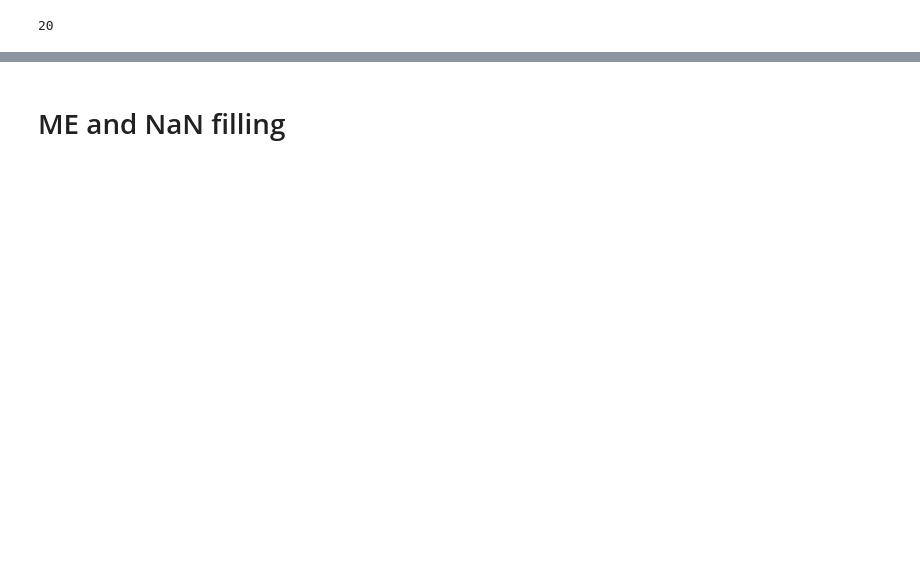
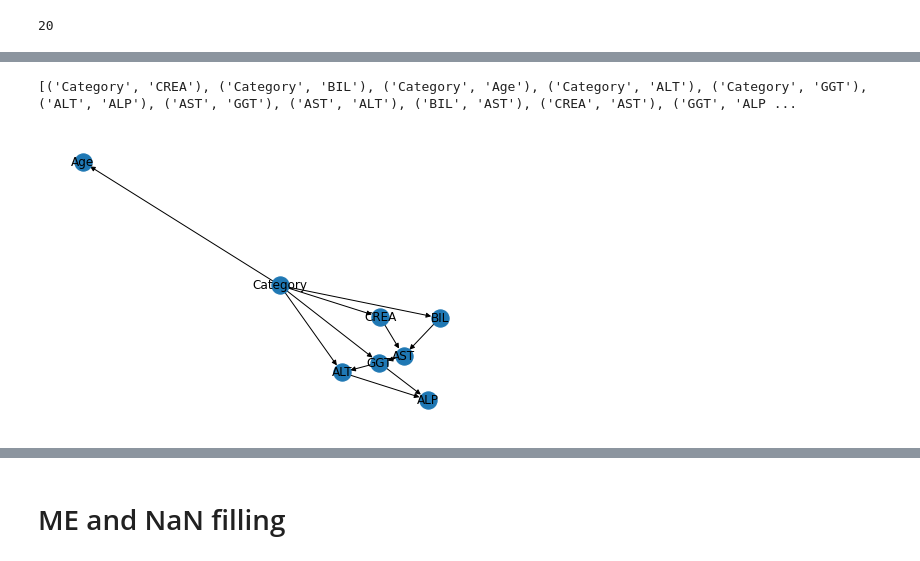
Before and after one commit to monikachudyba/MachineLearningProjects, a Jupyter notebook: HPVBayesNetwork.ipynb, the cells around one changed output, grey strips where cells are left out. Saved outputs shown, nothing was run; the diff lists cells and outputs as text; code cells hidden in the pictures; blank space fills up the shorter version.

```diff
--- a/HPVBayesNetwork.ipynb
+++ b/HPVBayesNetwork.ipynb
@@ -125,0 +171,16 @@ for cc in col_combination:
+# %%
+hcs = HillClimbSearch(df_dep)
+best_model = hcs.estimate(scoring_method='k2score', max_indegree=2, black_list=intdep, max_iter=100) #start_dag=start_dag
+print(best_model.edges())
+del hcs
+# %% [output]
+[('Category', 'CREA'), ('Category', 'BIL'), ('Category', 'Age'), ('Category', 'ALT'), ('Category', 'GGT'), ('ALT', 'ALP'), ('AST', 'GGT'), ('AST', 'ALT'), ('BIL', 'AST'), ('CREA', 'AST'), ('GGT', 'ALP ...
+# %%
+del best_model
+best_model = [('Category', 'CREA'), ('Category', 'BIL'), ('Category', 'Age'), ('Category', 'ALT'), ('Category', 'GGT'), ('ALT', 'ALP'), ('AST', 'GGT'), ('AST', 'ALT'), ('BIL', 'AST'), ('CREA', 'AST'), ('GGT', 'ALP')]
+# %%
+nx_graph = nx.DiGraph(best_model)
+nx.draw(nx_graph, with_labels=True)
+plb.show()
+# %% [output]
+[figure, added]
```
Also changed, not shown: parts of 71 cells of this notebook.
